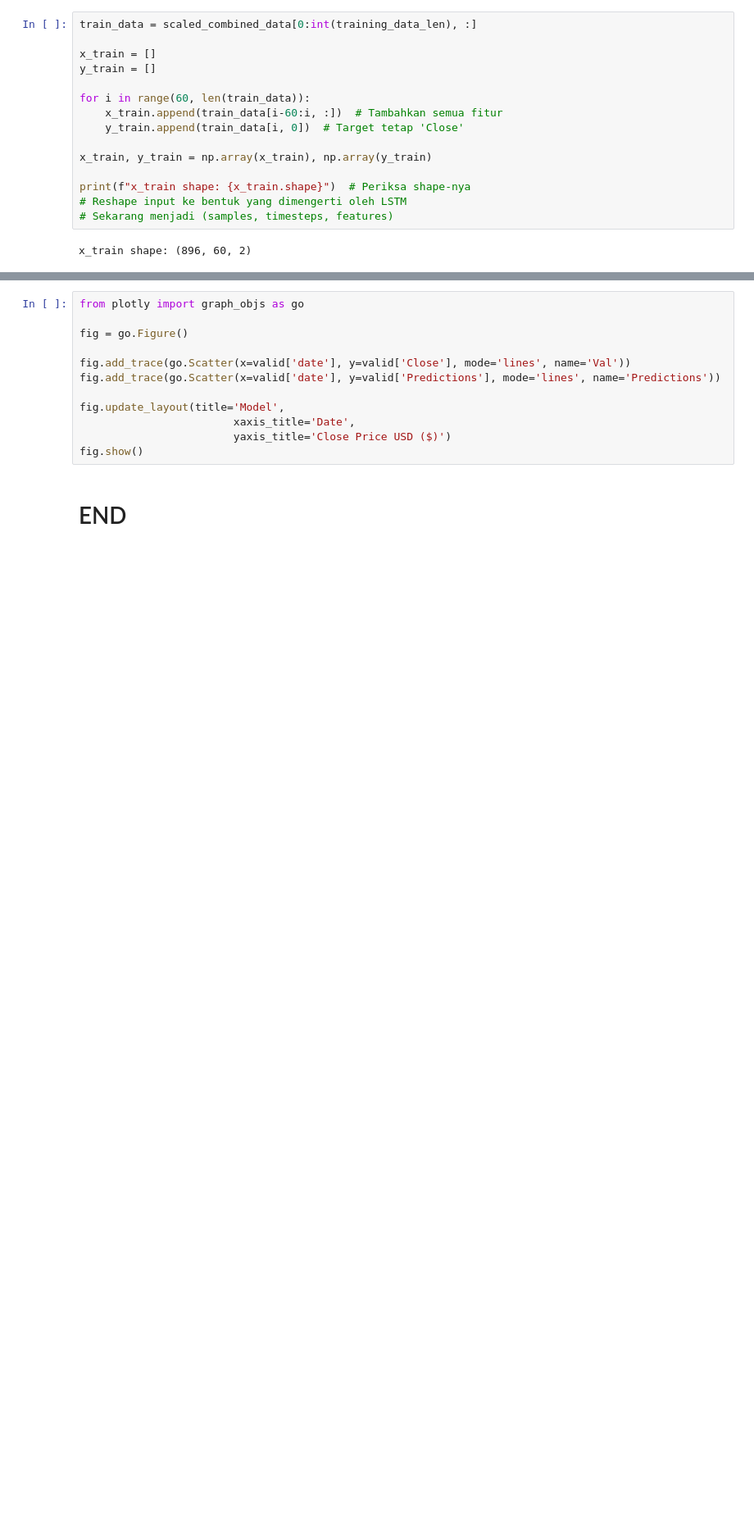
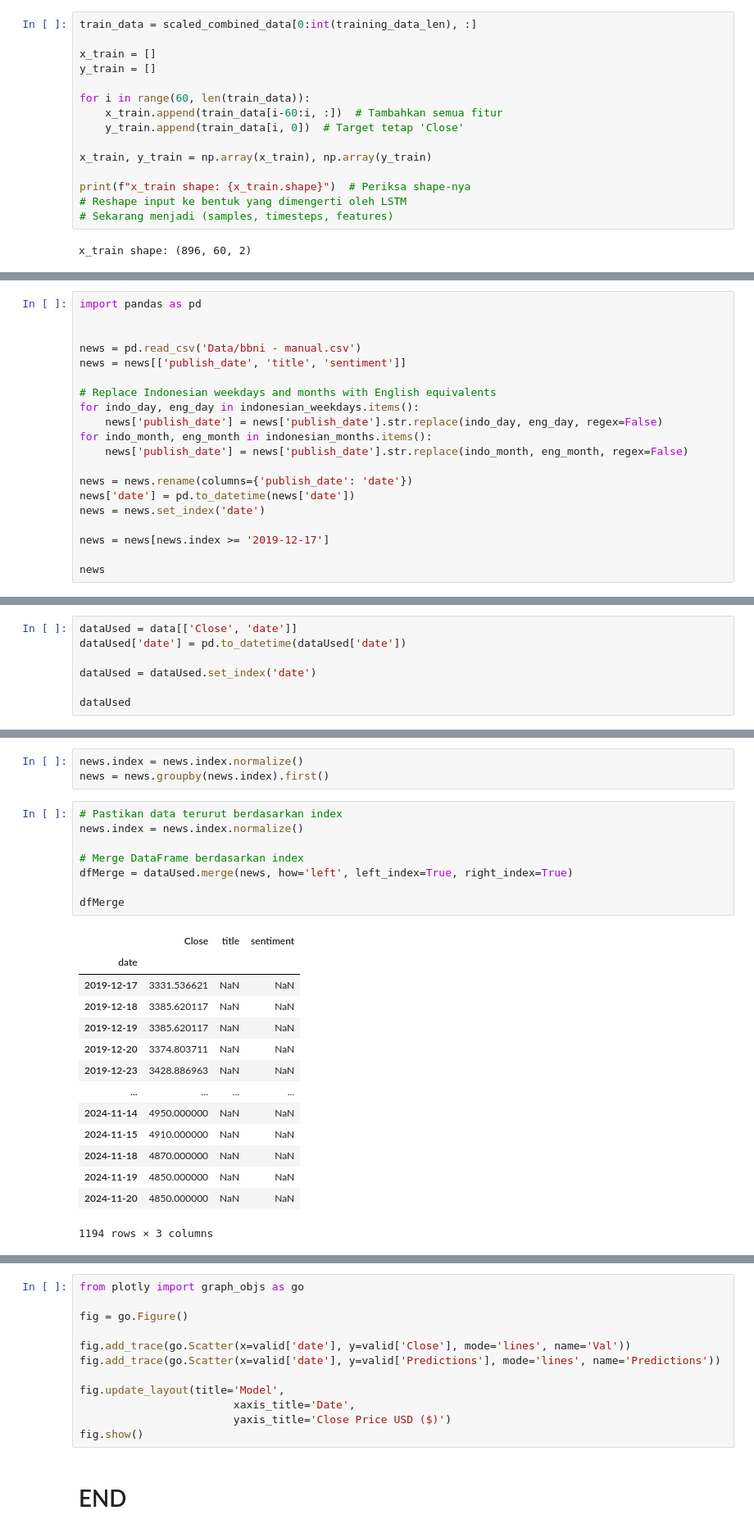
Before and after one commit to vannndar/Generative-AI-Saham, a Jupyter notebook: yfinance/lstmStockOnly bbni.ipynb, the cells around one changed output, grey strips where cells are left out. Shown: that part at 82% size. Saved outputs shown, nothing was run; the diff lists cells and outputs as text; blank space fills up the shorter version.

Commit message:
Feat: Scenario sentiment

```diff
--- a/yfinance/lstmStockOnly bbni.ipynb
+++ b/yfinance/lstmStockOnly bbni.ipynb
@@ -750,0 +817,20 @@ Epoch 20/20
+# %%
+import pandas as pd
+
+
+news = pd.read_csv('Data/bbni - manual.csv')
+news = news[['publish_date', 'title', 'sentiment']]
+
+# Replace Indonesian weekdays and months with English equivalents
+for indo_day, eng_day in indonesian_weekdays.items():
+    news['publish_date'] = news['publish_date'].str.replace(indo_day, eng_day, regex=False)
+for indo_month, eng_month in indonesian_months.items():
+    news['publish_date'] = news['publish_date'].str.replace(indo_month, eng_month, regex=False)
+
+news = news.rename(columns={'publish_date': 'date'})
+news['date'] = pd.to_datetime(news['date'])
+news = news.set_index('date')
+
+news = news[news.index >= '2019-12-17']
+
+news
@@ -750,0 +853,7 @@ Epoch 20/20
+# %%
+dataUsed = data[['Close', 'date']]
+dataUsed['date'] = pd.to_datetime(dataUsed['date'])
+
+dataUsed = dataUsed.set_index('date')
+
+dataUsed
@@ -750,0 +879,26 @@ Epoch 20/20
+# %%
+news.index = news.index.normalize()
+news = news.groupby(news.index).first()
+# %%
+# Pastikan data terurut berdasarkan index
+news.index = news.index.normalize()
+
+# Merge DataFrame berdasarkan index
+dfMerge = dataUsed.merge(news, how='left', left_index=True, right_index=True)
+
+dfMerge
+# %% [output]
+|  | Close | title | sentiment |
+| date |  |  |  |
+| 2019-12-17 | 3331.536621 | NaN | NaN |
+| 2019-12-18 | 3385.620117 | NaN | NaN |
+| 2019-12-19 | 3385.620117 | NaN | NaN |
+| 2019-12-20 | 3374.803711 | NaN | NaN |
+| 2019-12-23 | 3428.886963 | NaN | NaN |
+| ... | ... | ... | ... |
+| 2024-11-14 | 4950.000000 | NaN | NaN |
+| 2024-11-15 | 4910.000000 | NaN | NaN |
+| 2024-11-18 | 4870.000000 | NaN | NaN |
+| 2024-11-19 | 4850.000000 | NaN | NaN |
+| 2024-11-20 | 4850.000000 | NaN | NaN |
+1194 rows × 3 columns
```
Also changed, not shown: parts of 47 cells of this notebook, 4 other files.
